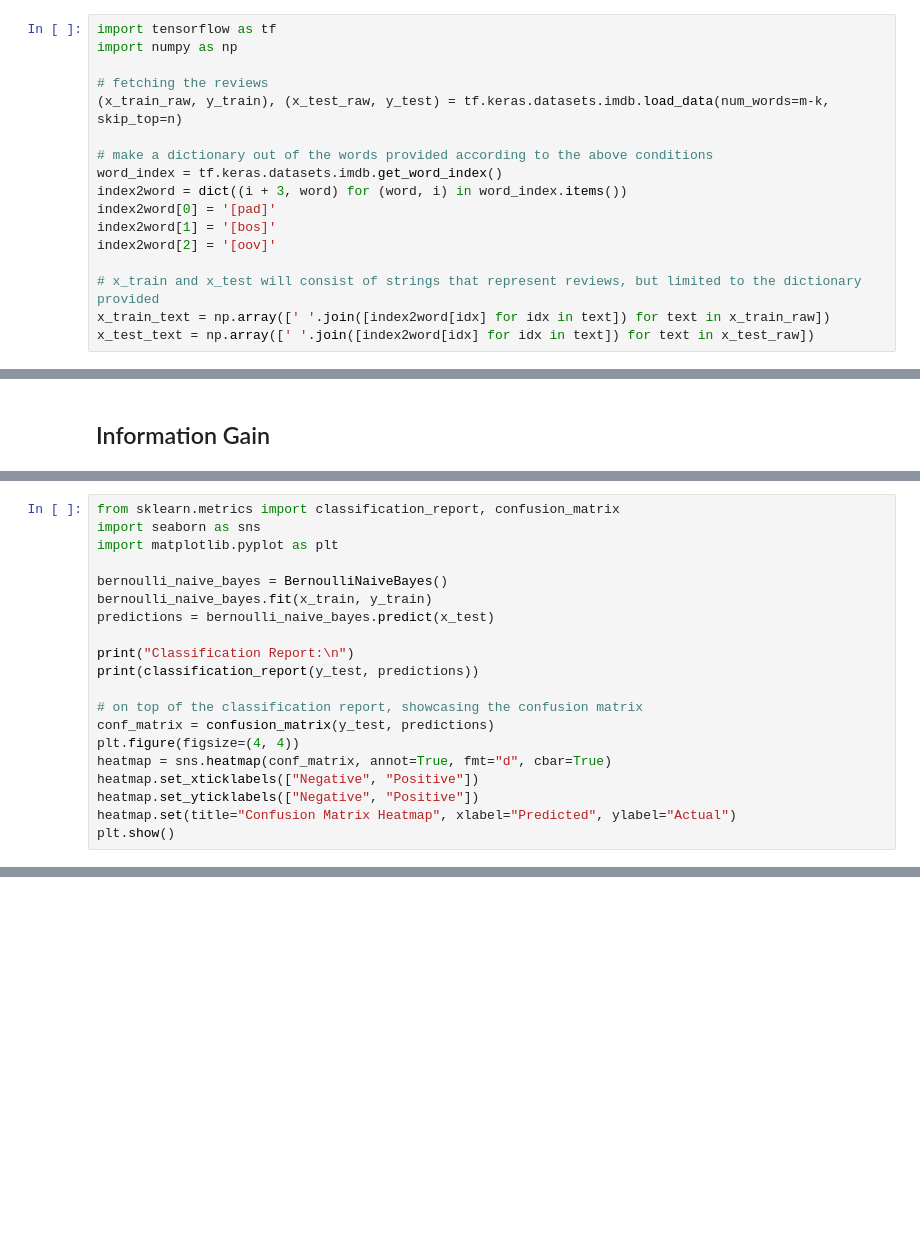
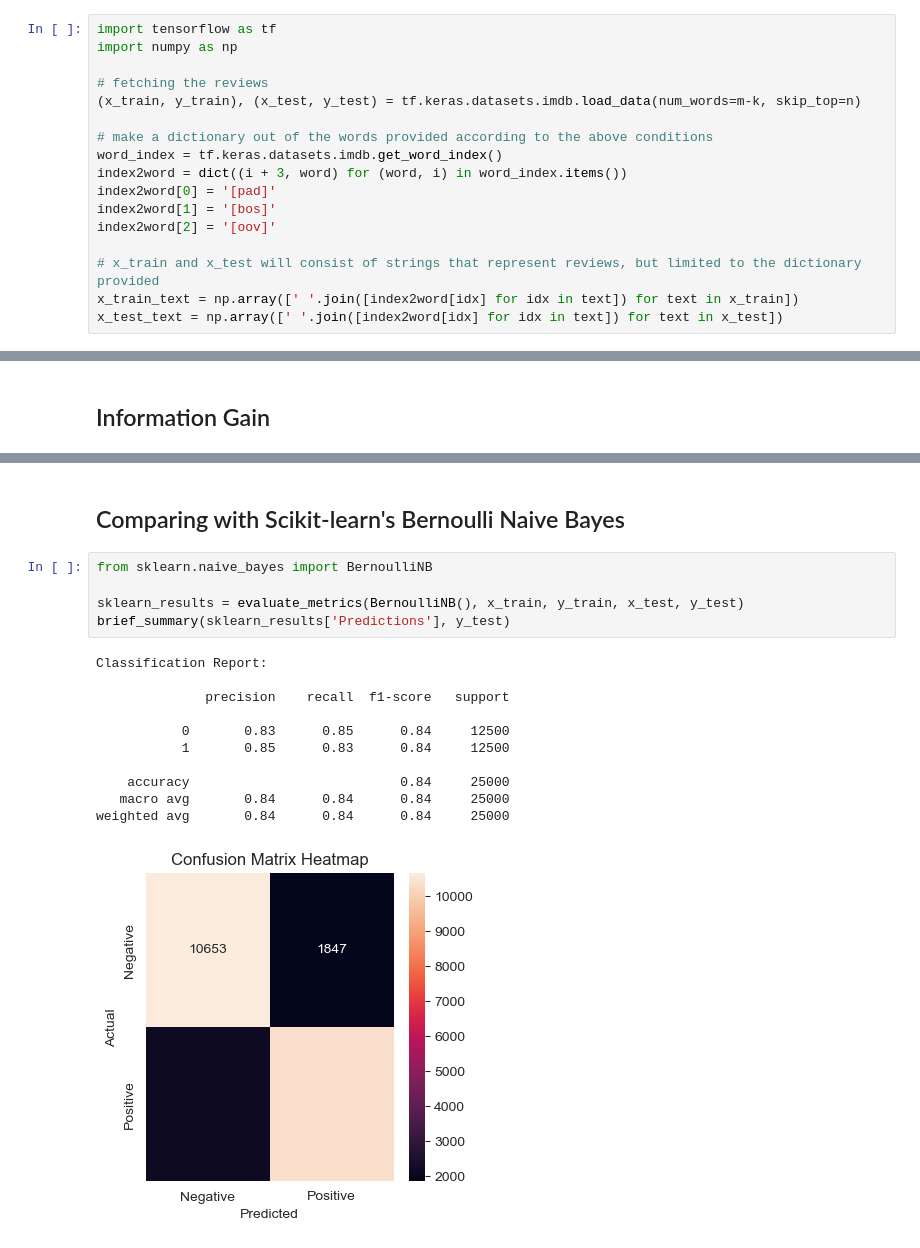
Before and after one commit to hvlkk/IMDb-Dataset-Sentiment-Analysis, a Jupyter notebook: naive_bayes.ipynb, the cells around one changed output, grey strips where cells are left out. Drawn from its saved outputs; the diff is of its cells as text; blank space fills up the shorter version.

```diff
--- a/naive_bayes.ipynb
+++ b/naive_bayes.ipynb
@@ -18,7 +16,7 @@ import tensorflow as tf
 import numpy as np
 
 # fetching the reviews
-(x_train_raw, y_train), (x_test_raw, y_test) = tf.keras.datasets.imdb.load_data(num_words=m-k, skip_top=n)
+(x_train, y_train), (x_test, y_test) = tf.keras.datasets.imdb.load_data(num_words=m-k, skip_top=n)
 
 # make a dictionary out of the words provided according to the above conditions
 word_index = tf.keras.datasets.imdb.get_word_index()
@@ -28,5 +26,5 @@ index2word[1] = '[bos]'
 index2word[2] = '[oov]'
 
 # x_train and x_test will consist of strings that represent reviews, but limited to the dictionary provided
-x_train_text = np.array([' '.join([index2word[idx] for idx in text]) for text in x_train_raw])
-x_test_text = np.array([' '.join([index2word[idx] for idx in text]) for text in x_test_raw])
+x_train_text = np.array([' '.join([index2word[idx] for idx in text]) for text in x_train])
+x_test_text = np.array([' '.join([index2word[idx] for idx in text]) for text in x_test])
@@ -139,20 +150,0 @@ Brief summary of how well our naive bayes classifier performed against the test
-# %%
-from sklearn.metrics import classification_report, confusion_matrix
-import seaborn as sns
-import matplotlib.pyplot as plt
-
-bernoulli_naive_bayes = BernoulliNaiveBayes()
-bernoulli_naive_bayes.fit(x_train, y_train)
-predictions = bernoulli_naive_bayes.predict(x_test)
-
-print("Classification Report:\n")
-print(classification_report(y_test, predictions))
-
-# on top of the classification report, showcasing the confusion matrix
-conf_matrix = confusion_matrix(y_test, predictions)
-plt.figure(figsize=(4, 4))
-heatmap = sns.heatmap(conf_matrix, annot=True, fmt="d", cbar=True)
-heatmap.set_xticklabels(["Negative", "Positive"])
-heatmap.set_yticklabels(["Negative", "Positive"])
-heatmap.set(title="Confusion Matrix Heatmap", xlabel="Predicted", ylabel="Actual")
-plt.show()
@@ -306,0 +387,19 @@ plot_learning_curve('F1', evaluation_results['Train F1'], evaluation_results['Te
+# %% [markdown]
+## Comparing with Scikit-learn's Bernoulli Naive Bayes
+# %%
+from sklearn.naive_bayes import BernoulliNB
+
+sklearn_results = evaluate_metrics(BernoulliNB(), x_train, y_train, x_test, y_test)
+brief_summary(sklearn_results['Predictions'], y_test)
+# %% [output]
+Classification Report:
+
+              precision    recall  f1-score   support
+
+           0       0.83      0.85      0.84     12500
+           1       0.85      0.83      0.84     12500
+
+    accuracy                           0.84     25000
+   macro avg       0.84      0.84      0.84     25000
+weighted avg       0.84      0.84      0.84     25000
+[figure, added]
```
Also changed, not shown: parts of 17 cells of this notebook.
